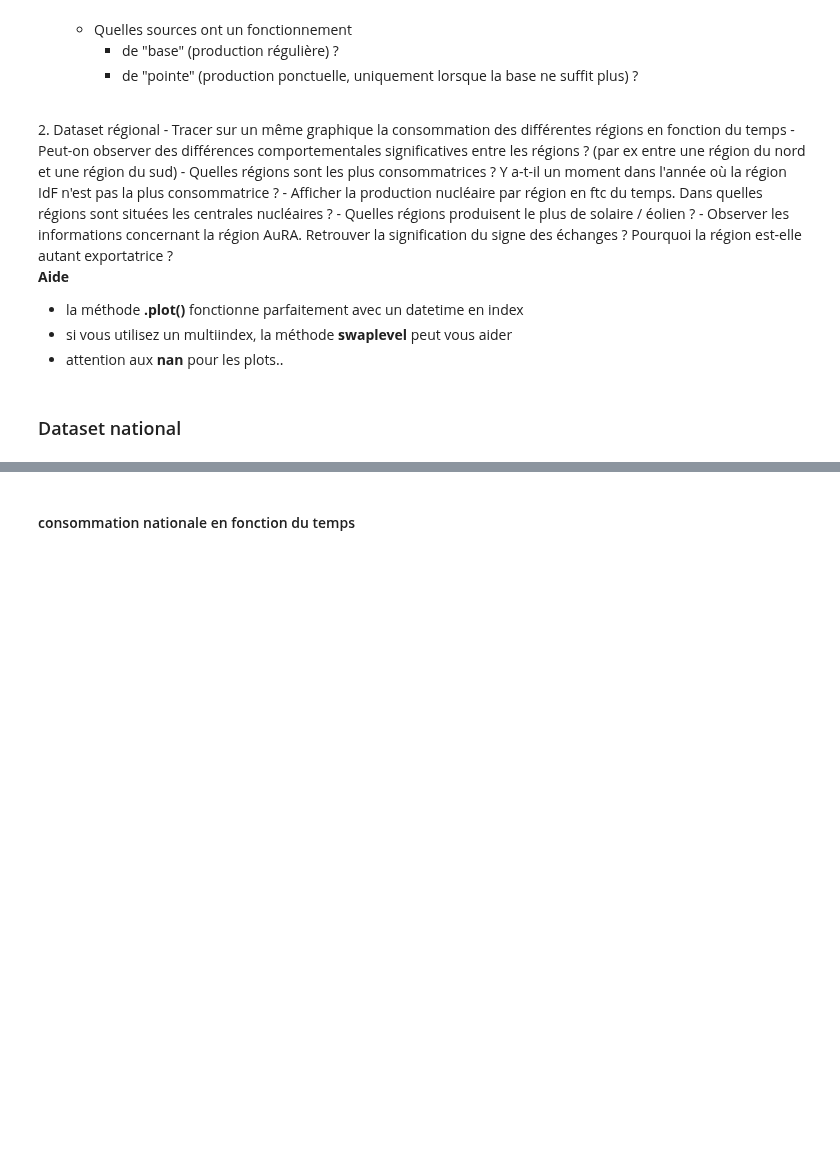
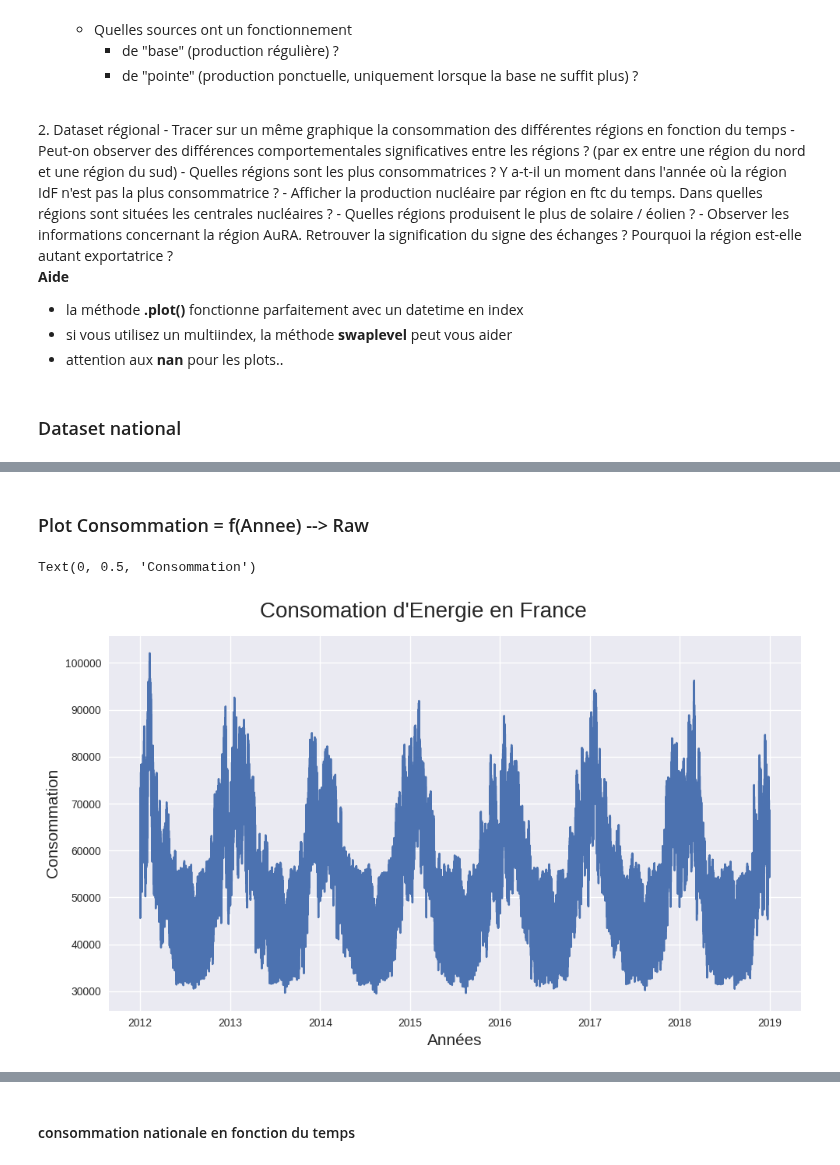
Before and after one commit to ManuLabricole/CDN-Statistique, a Jupyter notebook: Notebooks/Stat_descriptives_part2_mise_en_pratique.ipynb, the cells around one changed output, grey strips where cells are left out. Saved outputs shown, nothing was run; the diff lists cells and outputs as text; code cells hidden in the pictures; blank space fills up the shorter version.

```diff
--- a/Notebooks/Stat_descriptives_part2_mise_en_pratique.ipynb
+++ b/Notebooks/Stat_descriptives_part2_mise_en_pratique.ipynb
@@ -170,4 +170,6 @@ import os
 import zipfile
 from os import listdir
 from matplotlib import rcParams
-rcParams['figure.figsize'] = 15, 3
+import matplotlib.pyplot as plt
+import seaborn as sns
+#rcParams['figure.figsize'] = 15, 3
@@ -425,0 +524,5 @@ L'objectif ici est de **comprendre les données** présentes dans les deux dataf
+# %%
+df_n = df_national.copy()
+df_n = df_n.sort_index()
+df_n.dropna(axis=0, inplace = True)
+print(f"Removed rows --> {df_national.shape[0] - df_n.shape[0]}")
@@ -425,0 +533,3 @@ L'objectif ici est de **comprendre les données** présentes dans les deux dataf
+# %%
+if "Périmètre" in df_n.columns.tolist() and "Nature" in df_n.columns.tolist():
+    df_n.drop(["Périmètre", "Nature"], axis=1, inplace=True)
@@ -425,0 +568,13 @@ L'objectif ici est de **comprendre les données** présentes dans les deux dataf
+# %% [markdown]
+### Plot Consommation = f(Annee) --> Raw
+# %%
+plt.style.use('seaborn')
+fig = plt.figure(layout="tight", figsize=(10, 6))
+fig.suptitle("Consomation d'Energie en France", fontsize=20)
+ax = fig.subplots()
+ax.plot(df_n.index, df_n['Consommation'])
+ax.set_xlabel("Années", loc="center", fontsize=15)
+ax.set_ylabel("Consommation", loc="center", fontsize=15)#, c=colors[color1])
+# %% [output]
+Text(0, 0.5, 'Consommation')
+[figure, added]
```
Also changed, not shown: parts of 19 cells of this notebook, 1 other file.
